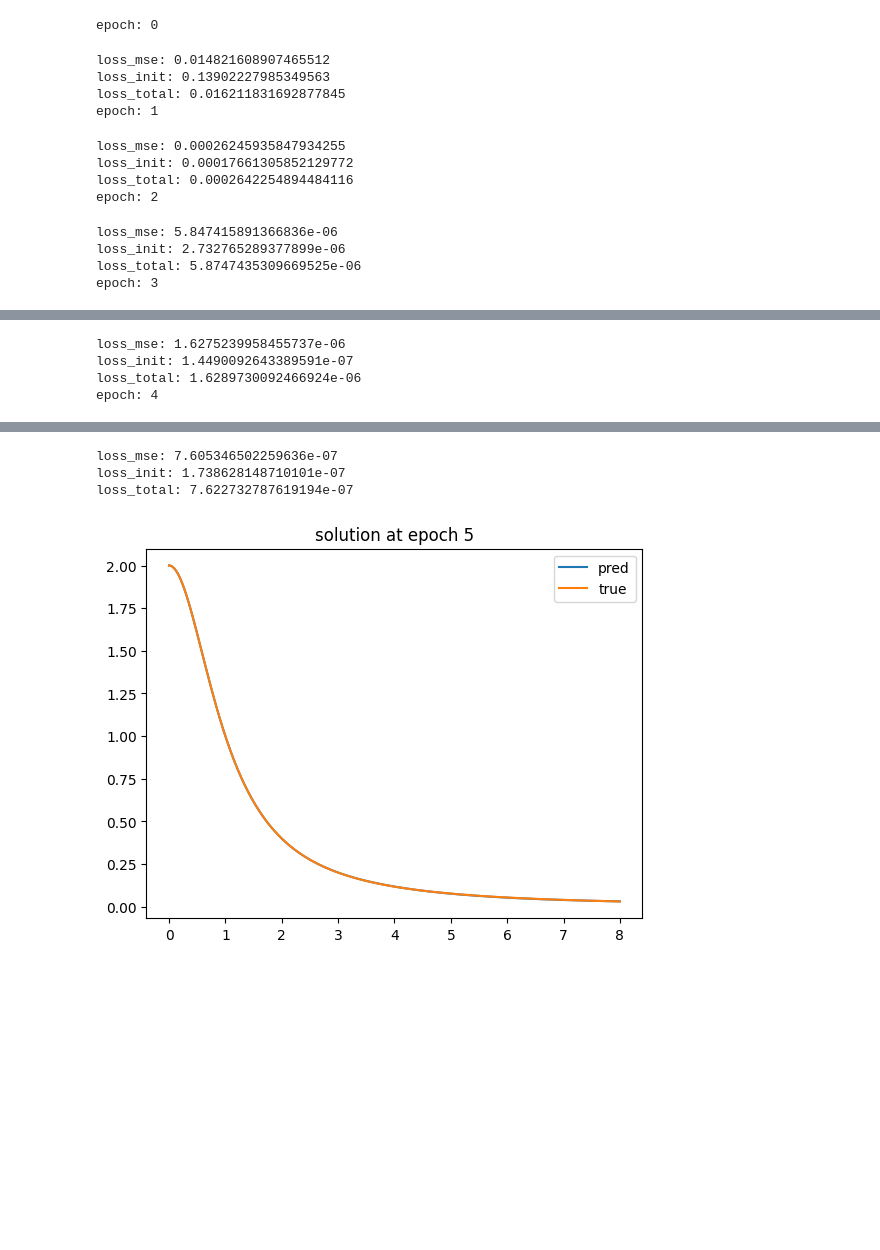
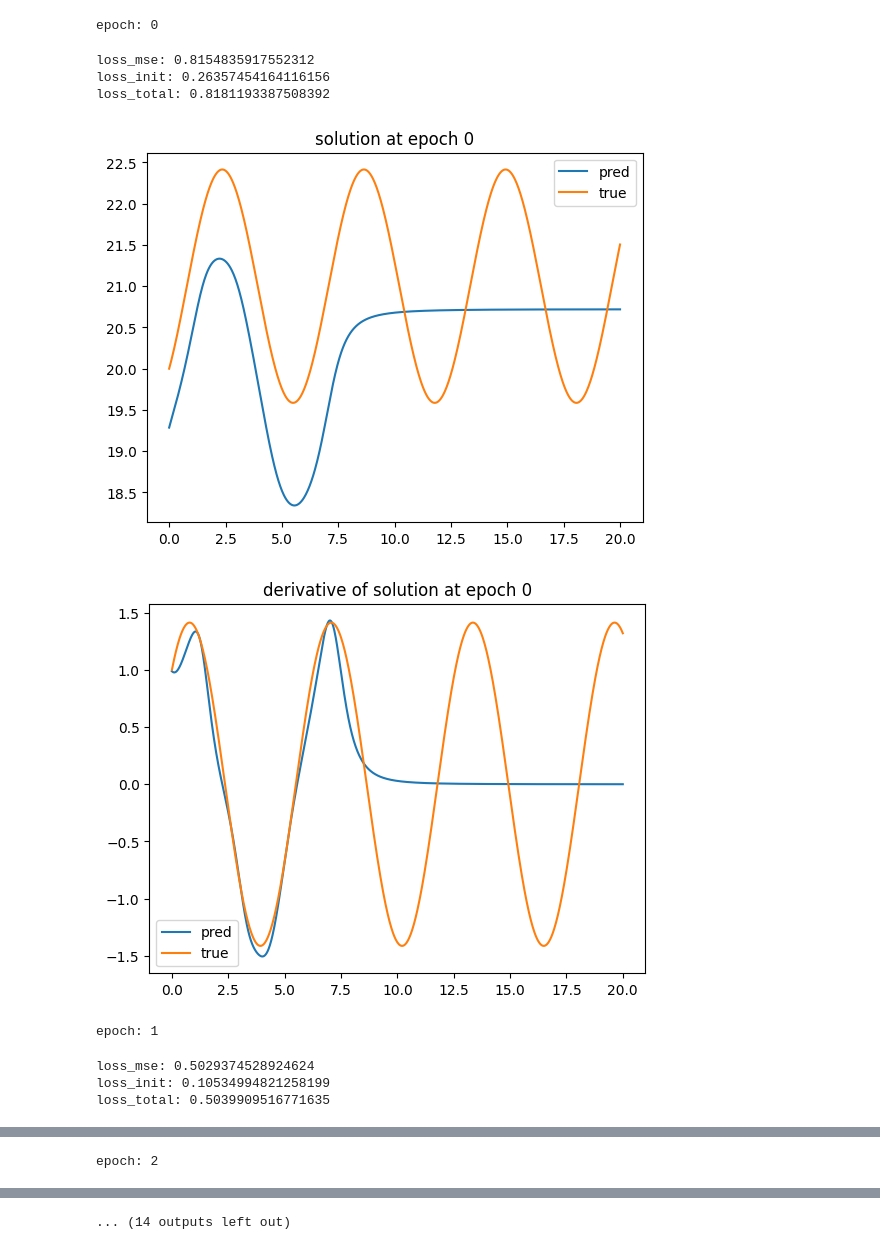
Before and after one commit to ryoryon66/FOODE, a Jupyter notebook: notebook.ipynb, the cells around one changed output, grey strips where cells are left out. Saved outputs shown, nothing was run; the diff lists cells and outputs as text; code cells hidden in the pictures; blank space fills up the shorter version.

```diff
--- a/notebook.ipynb
+++ b/notebook.ipynb
@@ -71,7 +74,7 @@ plt.show()
 # %%
 class EqDataset(torch.utils.data.Dataset):
 
-    def __init__(self,x_from=0, x_to=8,length = 300000):
+    def __init__(self,x_from=0, x_to=20,length = 300000):
 
         self.x_from = x_from
         self.x_to = x_to
@@ -93,7 +96,7 @@ dataset = EqDataset()
 
 dataloader = torch.utils.data.DataLoader(dataset, batch_size=1000, shuffle=True)
 # %%
-from distutils.command import build
+
 
 
 class Net(nn.Module):
@@ -119,11 +122,19 @@ class Net(nn.Module):
             nn.Linear(20, 1)
         )
 
+        self.bias = nn.Parameter(torch.tensor([Diff_Eq.y0()]))
+        # self.bias = Diff_Eq.y0()
+
         return
 
     def forward(self, x):
 
-        return self.fc(x)
+        out = self.fc(x)
+
+
+        out = out + self.bias
+
+        return out
 # %%
 from traceback import print_tb
 
@@ -188,57 +199,54 @@ for epoch in range(num_epochs):
 
     print(f"loss_mse: {loss_list['mse'][-1]}")
     print(f"loss_init: {loss_list['init'][-1]}")
     print(f"loss_total: {loss_list['total'][-1]}")
 
-    # val_x = torch.linspace(dataloader.dataset.x_from, dataloader.dataset.x_to, 1000).to(device).view(-1, 1)
-    # val_x.requires_grad = True
-    # val_y = model(val_x)
+    val_x = torch.linspace(dataloader.dataset.x_from, dataloader.dataset.x_to, 1000).to(device).view(-1, 1)
+    val_x.requires_grad = True
+    val_y = model(val_x)
 
-    # plt.plot(val_x.cpu().detach().numpy(), val_y.cpu().detach().numpy(), label="pred")
-    # plt.plot(val_x.cpu().detach().numpy(), Diff_Eq.y(val_x).cpu().detach().numpy(), label="true")
-    # plt.legend()
-    # plt.title(f"solution at epoch {epoch}")
-    # plt.show()
+    plt.plot(val_x.cpu().detach().numpy(), val_y.cpu().detach().numpy(), label="pred")
+    plt.plot(val_x.cpu().detach().numpy(), Diff_Eq.y(val_x).cpu().detach().numpy(), label="true")
+    plt.legend()
+    plt.title(f"solution at epoch {epoch}")
+    plt.show()
 
 
-    # # 微分値についても描画
-    # val_y_prime = torch.autograd.grad(val_y.sum(), val_x, create_graph=True)[0]
-    # plt.plot(val_x.cpu().detach().numpy(), val_y_prime.cpu().detach().numpy(), label="pred")
-    # plt.plot(val_x.cpu().detach().numpy(), Diff_Eq.y_prime(val_x, val_y).cpu().detach().numpy(), label="true")
-    # plt.legend()
-    # plt.title(f"derivative of solution at epoch {epoch}")
-    # plt.show()
+    # 微分値についても描画
+    val_y_prime = torch.autograd.grad(val_y.sum(), val_x, create_graph=True)[0]
+    plt.plot(val_x.cpu().detach().numpy(), val_y_prime.cpu().detach().numpy(), label="pred")
+    plt.plot(val_x.cpu().detach().numpy(), Diff_Eq.y_prime(val_x, val_y).cpu().detach().numpy(), label="true")
+    plt.legend()
+    plt.title(f"derivative of solution at epoch {epoch}")
+    plt.show()
 
 
 val_x = torch.linspace(dataloader.dataset.x_from, dataloader.dataset.x_to, 1000).to(device).view(-1, 1)
 val_x.requires_grad = True
 val_y = model(val_x)
 
 plt.plot(val_x.cpu().detach().numpy(), val_y.cpu().detach().numpy(), label="pred")
 plt.plot(val_x.cpu().detach().numpy(), Diff_Eq.y(val_x).cpu().detach().numpy(), label="true")
 plt.legend()
 plt.title(f"solution at epoch {epoch}")
 plt.show()
 
 
 # 微分値についても描画
 val_y_prime = torch.autograd.grad(val_y.sum(), val_x, create_graph=True)[0]
 plt.plot(val_x.cpu().detach().numpy(), val_y_prime.cpu().detach().numpy(), label="pred")
 plt.plot(val_x.cpu().detach().numpy(), Diff_Eq.y_prime(val_x, val_y).cpu().detach().numpy(), label="true")
 plt.legend()
 plt.title(f"derivative of solution at epoch {epoch}")
 plt.show()
 # %% [output]
 epoch: 0
-loss_mse: 0.014821608907465512
-loss_init: 0.13902227985349563
-loss_total: 0.016211831692877845
-epoch: 1
+loss_mse: 0.8154835917552312
+loss_init: 0.26357454164116156
+loss_total: 0.8181193387508392
+[figure, new version]
+[figure, new version]
-loss_mse: 0.00026245935847934255
-loss_init: 0.00017661305852129772
-loss_total: 0.0002642254894484116
-epoch: 2
+epoch: 1
-loss_mse: 5.847415891366836e-06
-loss_init: 2.732765289377899e-06
-loss_total: 5.8747435309669525e-06
-epoch: 3
+loss_mse: 0.5029374528924624
+loss_init: 0.10534994821258199
+loss_total: 0.5039909516771635
@@ -245,4 +255 @@ epoch: 3
-loss_mse: 1.6275239958455737e-06
-loss_init: 1.4490092643389591e-07
-loss_total: 1.6289730092466924e-06
-epoch: 4
+epoch: 2
@@ -253,4 +261 @@ epoch: 5
-loss_mse: 7.605346502259636e-07
-loss_init: 1.738628148710101e-07
-loss_total: 7.622732787619194e-07
+... (14 outputs left out)
-[figure, old version]
```
Also changed, not shown: parts of 7 cells of this notebook.
